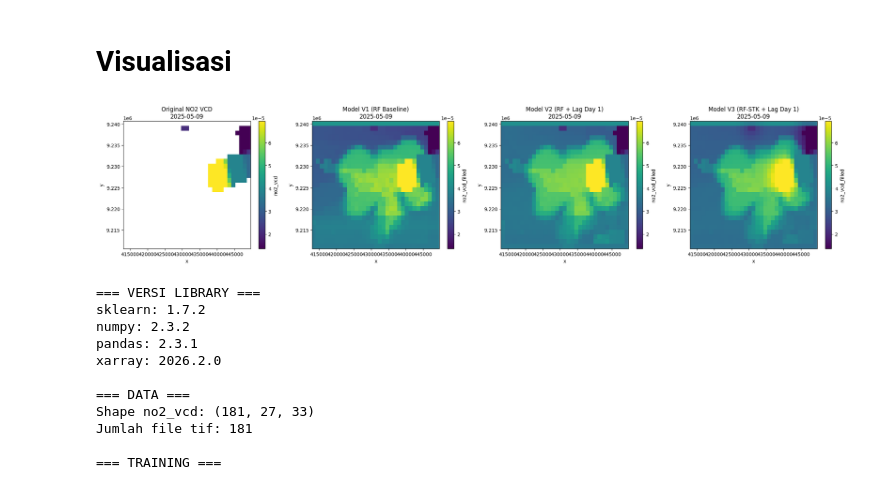
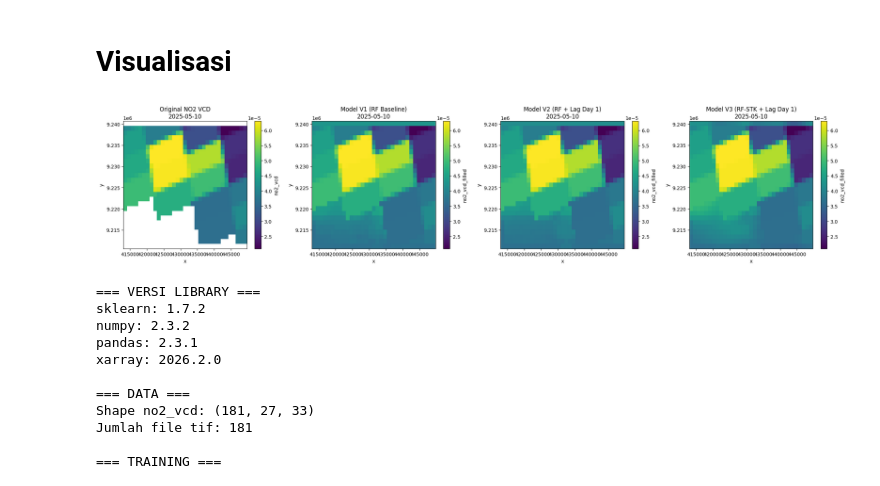
Before and after one commit to nuryuwii-cue/gap_filling_no2_sentinel5p_rfstk, a Jupyter notebook: 01-gap_filling_no2_sentinel5p.ipynb, the cells around one changed output. Saved outputs shown, nothing was run; the diff lists cells and outputs as text; code cells hidden in the pictures.

Commit message:
change time visual

```diff
--- a/01-gap_filling_no2_sentinel5p.ipynb
+++ b/01-gap_filling_no2_sentinel5p.ipynb
@@ -3008,7 +3008,7 @@ for d in spike_dates_list:
 # **Visualisasi**
 # %%
 # choose time
-t = 128
+t = 129
 
 # Model V1
 ds_v1 = df_gap_rfv1.set_index(['time', 'y', 'x']).to_xarray()
@@ -3042,34 +3042,34 @@ orig.plot(
 )
 axes[0].set_title(f'Original NO2 VCD\n{tanggal_v1}')
 
 filled_v1.plot(
     ax=axes[1],
     cmap='viridis',
     vmin=vmin,
     vmax=vmax
 )
 axes[1].set_title(f'Model V1 (RF Baseline)\n{tanggal_v1}')
 
 filled_v2.plot(
     ax=axes[2],
     cmap='viridis',
     vmin=vmin,
     vmax=vmax
 )
 axes[2].set_title(f'Model V2 (RF + Lag Day 1)\n{tanggal_v2}')
 
 filled_v3.plot(
     ax=axes[3],
     cmap='viridis',
     vmin=vmin,
     vmax=vmax
 )
 axes[3].set_title(f'Model V3 (RF-STK + Lag Day 1)\n{tanggal_v3}')
 
 plt.tight_layout()
 plt.show()
 # %% [output]
-[figure, old version]
+[figure, new version]
 # %%
 # Cek versi library
 import sklearn
```
Also changed, not shown: parts of 1 cell of this notebook.
